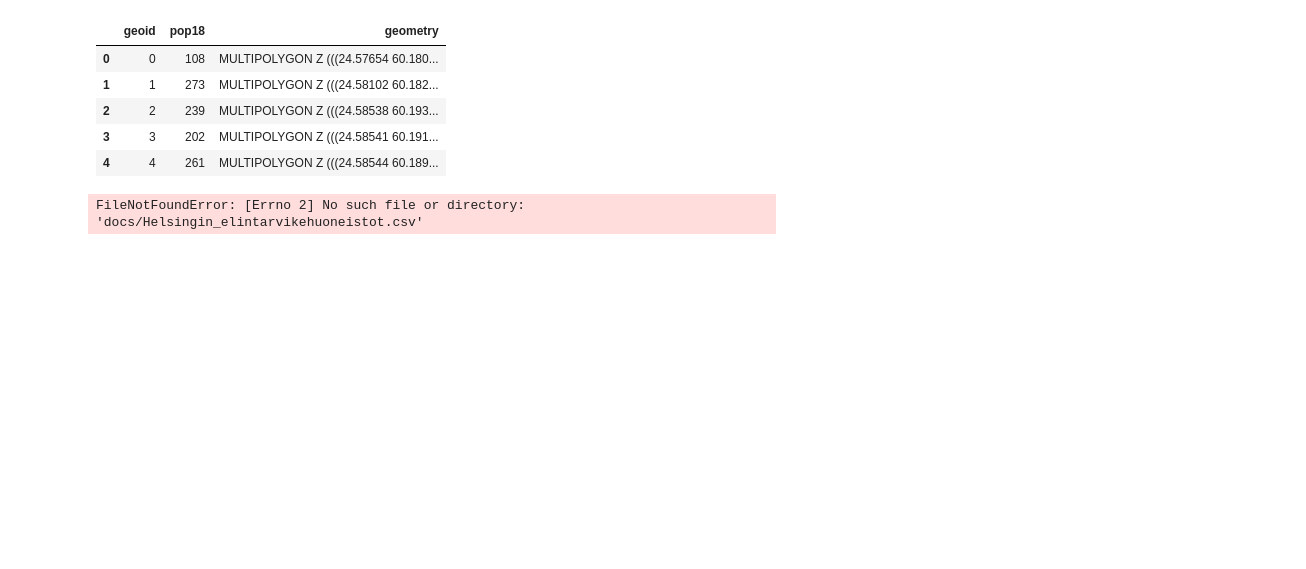
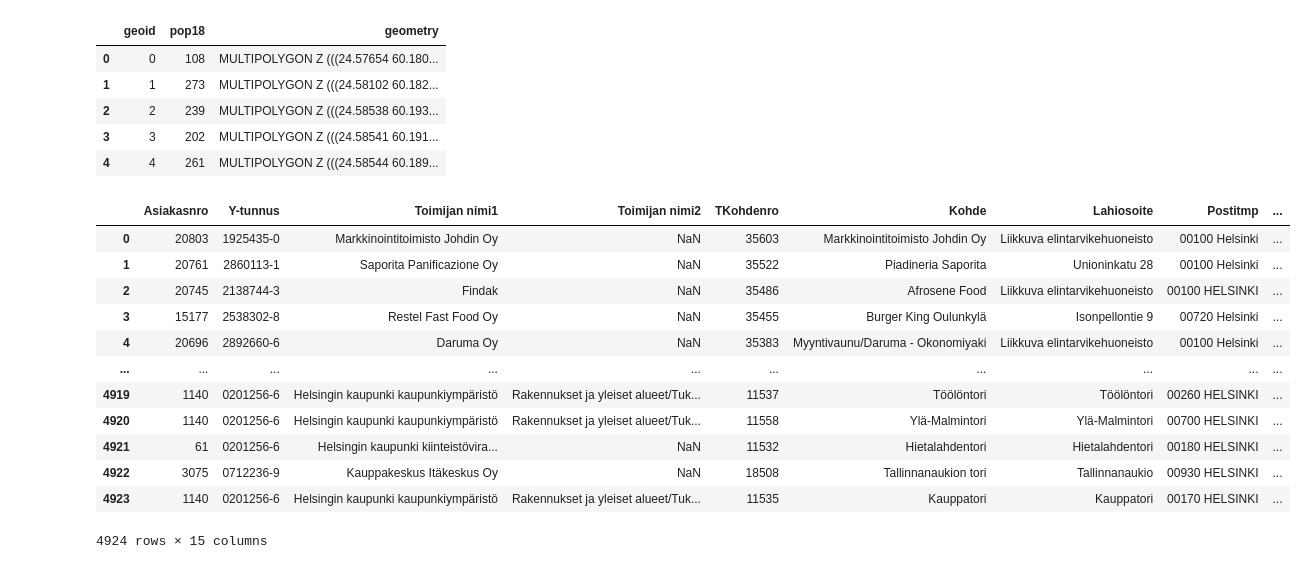
Before and after one commit to AutoGIS-2020/exercise-5-pjustus, a Jupyter notebook: docs/Exercise-5-Problem-2-pjustus.ipynb, the cells around one changed output. Saved outputs shown, nothing was run; the diff lists cells and outputs as text; code cells hidden in the pictures; blank space fills up the shorter version.

```diff
--- a/docs/Exercise-5-Problem-2-pjustus.ipynb
+++ b/docs/Exercise-5-Problem-2-pjustus.ipynb
@@ -295,8 +295,24 @@ pop.head()
 | 4 | 4 | 261 | MULTIPOLYGON Z (((24.58544 60.189... |
 # %%
 # Reading data
-fp = "docs/Helsingin_elintarvikehuoneistot.csv"
-coffee = pd.read_csv(fp)
+fp = r"Helsingin_elintarvikehuoneistot.csv"
+coffee = pd.read_csv(
+    fp,
+    encoding="unicode_escape",
+    sep=';'
+)
 coffee
 # %% [output]
+|  | Asiakasnro | Y-tunnus | Toimijan nimi1 | Toimijan nimi2 | TKohdenro | Kohde | Lahiosoite | Postitmp | ... |
+| 0 | 20803 | 1925435-0 | Markkinointitoimisto Johdin Oy | NaN | 35603 | Markkinointitoimisto Johdin Oy | Liikkuva elintarvikehuoneisto | 00100 Helsinki | ... |
+| 1 | 20761 | 2860113-1 | Saporita Panificazione Oy | NaN | 35522 | Piadineria Saporita | Unioninkatu 28 | 00100 Helsinki | ... |
+| 2 | 20745 | 2138744-3 | Findak | NaN | 35486 | Afrosene Food | Liikkuva elintarvikehuoneisto | 00100 HELSINKI | ... |
+| 3 | 15177 | 2538302-8 | Restel Fast Food Oy | NaN | 35455 | Burger King Oulunkylä | Isonpellontie 9 | 00720 Helsinki | ... |
+| 4 | 20696 | 2892660-6 | Daruma Oy | NaN | 35383 | Myyntivaunu/Daruma - Okonomiyaki | Liikkuva elintarvikehuoneisto | 00100 Helsinki | ... |
+| ... | ... | ... | ... | ... | ... | ... | ... | ... | ... |
+| 4919 | 1140 | 0201256-6 | Helsingin kaupunki kaupunkiympäristö | Rakennukset ja yleiset alueet/Tuk... | 11537 | Töölöntori | Töölöntori | 00260 HELSINKI | ... |
+| 4920 | 1140 | 0201256-6 | Helsingin kaupunki kaupunkiympäristö | Rakennukset ja yleiset alueet/Tuk... | 11558 | Ylä-Malmintori | Ylä-Malmintori | 00700 HELSINKI | ... |
+| 4921 | 61 | 0201256-6 | Helsingin kaupunki kiinteistövira... | NaN | 11532 | Hietalahdentori | Hietalahdentori | 00180 HELSINKI | ... |
+| 4922 | 3075 | 0712236-9 | Kauppakeskus Itäkeskus Oy | NaN | 18508 | Tallinnanaukion tori | Tallinnanaukio | 00930 HELSINKI | ... |
+| 4923 | 1140 | 0201256-6 | Helsingin kaupunki kaupunkiympäristö | Rakennukset ja yleiset alueet/Tuk... | 11535 | Kauppatori | Kauppatori | 00170 HELSINKI | ... |
-FileNotFoundError: [Errno 2] No such file or directory: 'docs/Helsingin_elintarvikehuoneistot.csv'
+4924 rows × 15 columns
```
Also changed, not shown: parts of 6 cells of this notebook.
